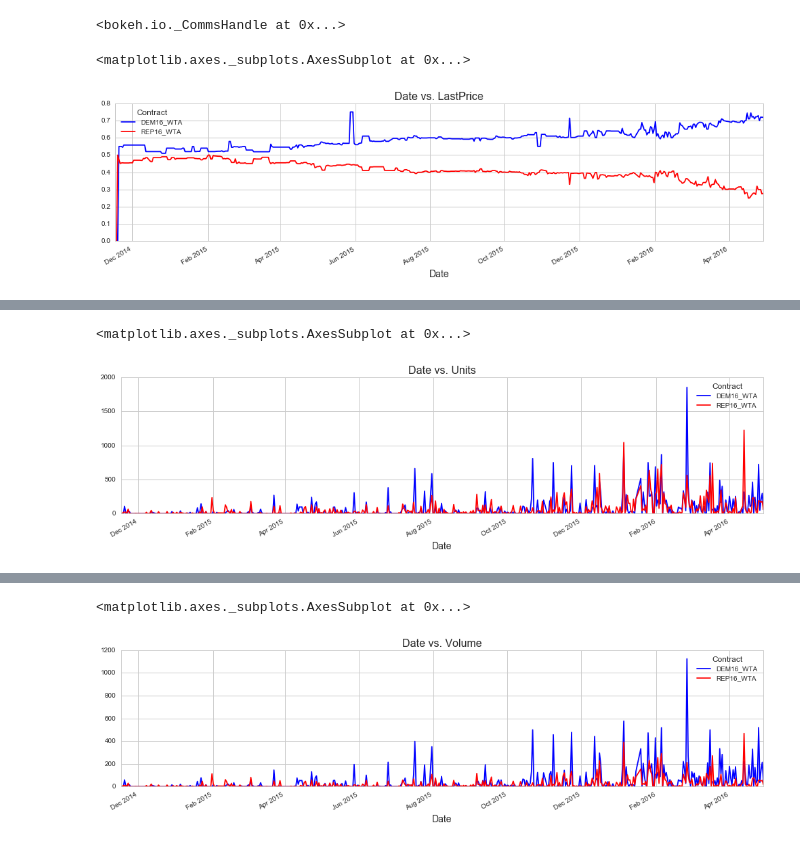
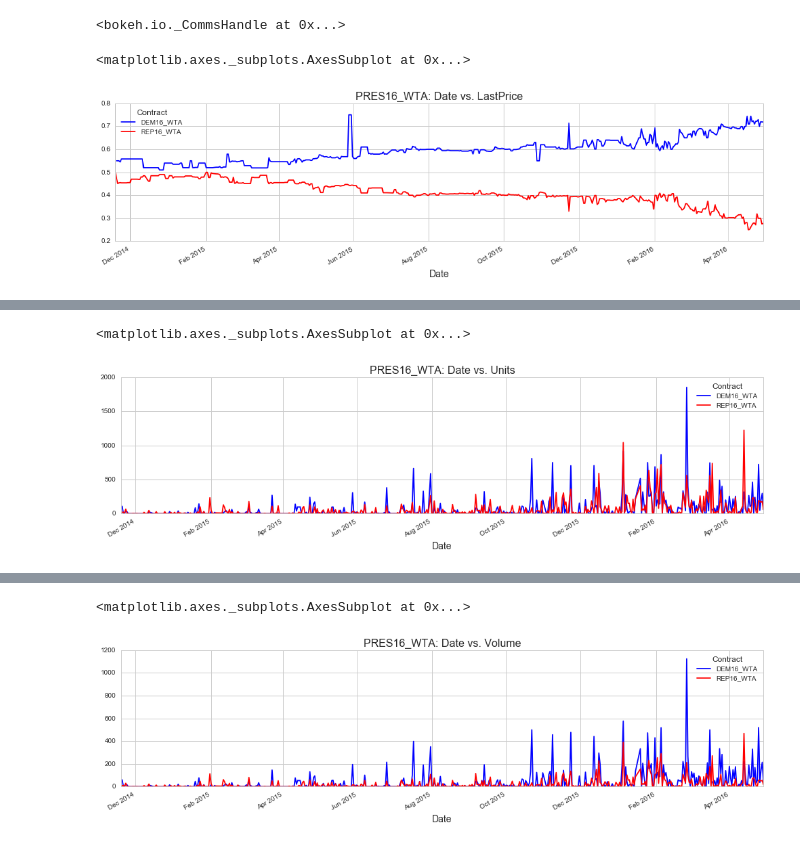
Before and after one commit to AlJohri/iem-scraper, a Jupyter notebook: notebooks/pres16_wta.ipynb, the cells around one changed output, grey strips where cells are left out. Drawn from its saved outputs; the diff is of its cells as text; code cells hidden in the pictures.

Commit message:
trim results with LastPrice of 0

```diff
--- a/notebooks/pres16_wta.ipynb
+++ b/notebooks/pres16_wta.ipynb
@@ -30,9 +30,14 @@ pres16_wta.rename(columns={'$Volume': 'Volume'}, inplace=True)
 assert len(pres16_wta[(pres16_wta.Date == "2015-01-26") & (pres16_wta.Contract == "DEM16_WTA")]) == 2
 assert len(pres16_wta[(pres16_wta.Date == "2015-01-26") & (pres16_wta.Contract == "REP16_WTA")]) == 2
 
-print("Number of Rows before deduplicating", len(pres16_wta))
+print("Number of rows before deduplicating", len(pres16_wta))
 pres16_wta.drop_duplicates(keep='first', inplace=True)
-print("Number of Rows after deduplicating", len(pres16_wta))
+print("Number of rows after deduplicating", len(pres16_wta))
+
+print("Dropping Rows where LastPrice is 0")
+print("Number of rows before filtering", len(pres16_wta))
+pres16_wta = pres16_wta[pres16_wta.LastPrice > 0]
+print("Number of rows after filtering", len(pres16_wta))
 
 pres16_wta.head()
 # %% [output]
@@ -52,10 +60,10 @@ show(p)
 <bokeh.io._CommsHandle at 0x...>
 # %%
 pres16_wta.pivot(index='Date', columns='Contract', values='LastPrice').sort_index(axis=1).plot(
-    color=['blue', 'red'], title="Date vs. LastPrice")
+    color=['blue', 'red'], title="PRES16_WTA: Date vs. LastPrice")
 # %% [output]
 <matplotlib.axes._subplots.AxesSubplot at 0x...>
-[figure, old version]
+[figure, new version]
 # %%
 p = plot_interactive_timeseries(pres16_wta, 'Units')
 show(p)
@@ -64,10 +72,10 @@ show(p)
 <bokeh.io._CommsHandle at 0x...>
 # %%
 pres16_wta.pivot(index='Date', columns='Contract', values='Units').sort_index(axis=1).plot(
-    color=['blue', 'red'], title="Date vs. Units")
+    color=['blue', 'red'], title="PRES16_WTA: Date vs. Units")
 # %% [output]
 <matplotlib.axes._subplots.AxesSubplot at 0x...>
-[figure, old version]
+[figure, new version]
 # %%
 p = plot_interactive_timeseries(pres16_wta, 'Volume')
 show(p)
@@ -76,7 +84,7 @@ show(p)
 <bokeh.io._CommsHandle at 0x...>
 # %%
 pres16_wta.pivot(index='Date', columns='Contract', values='Volume').sort_index(axis=1).plot(
-    color=['blue', 'red'], title="Date vs. Volume")
+    color=['blue', 'red'], title="PRES16_WTA: Date vs. Volume")
 # %% [output]
 <matplotlib.axes._subplots.AxesSubplot at 0x...>
-[figure, old version]
+[figure, new version]
```
Also changed, not shown: parts of 1 cell of this notebook, 3 other files.
